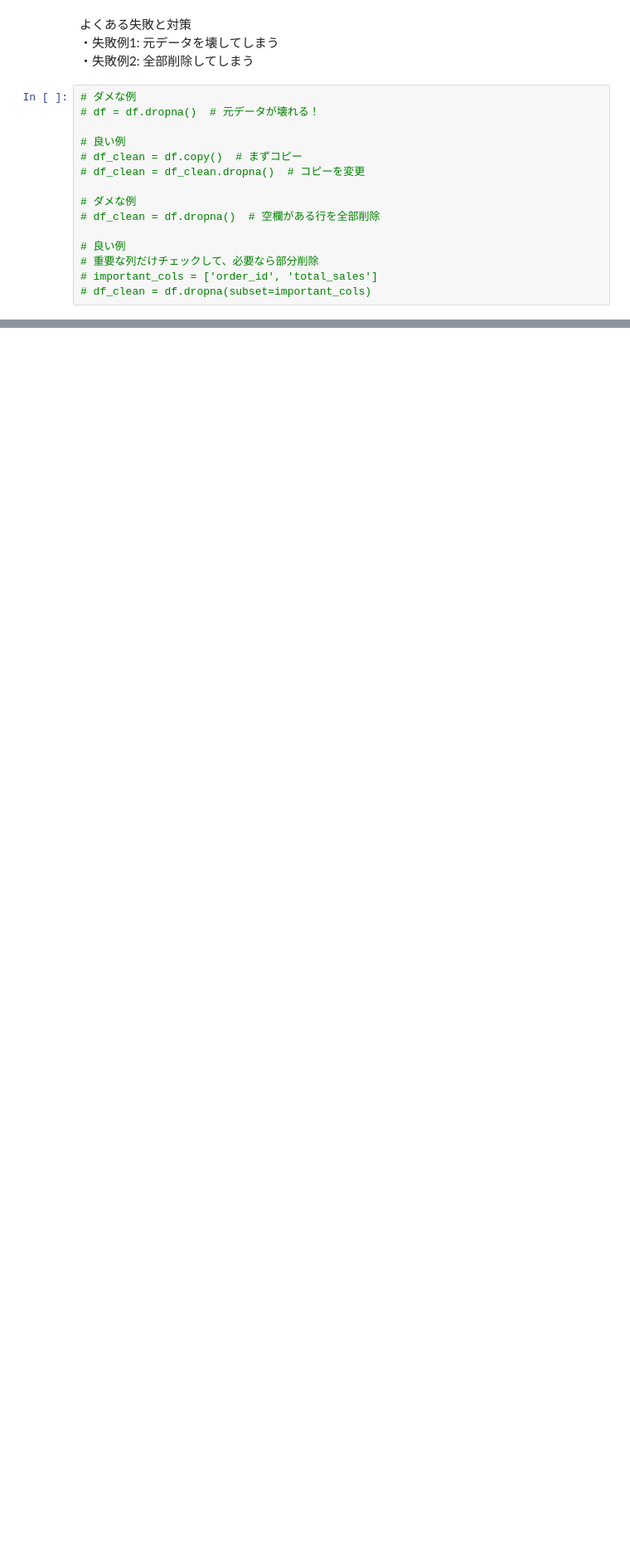
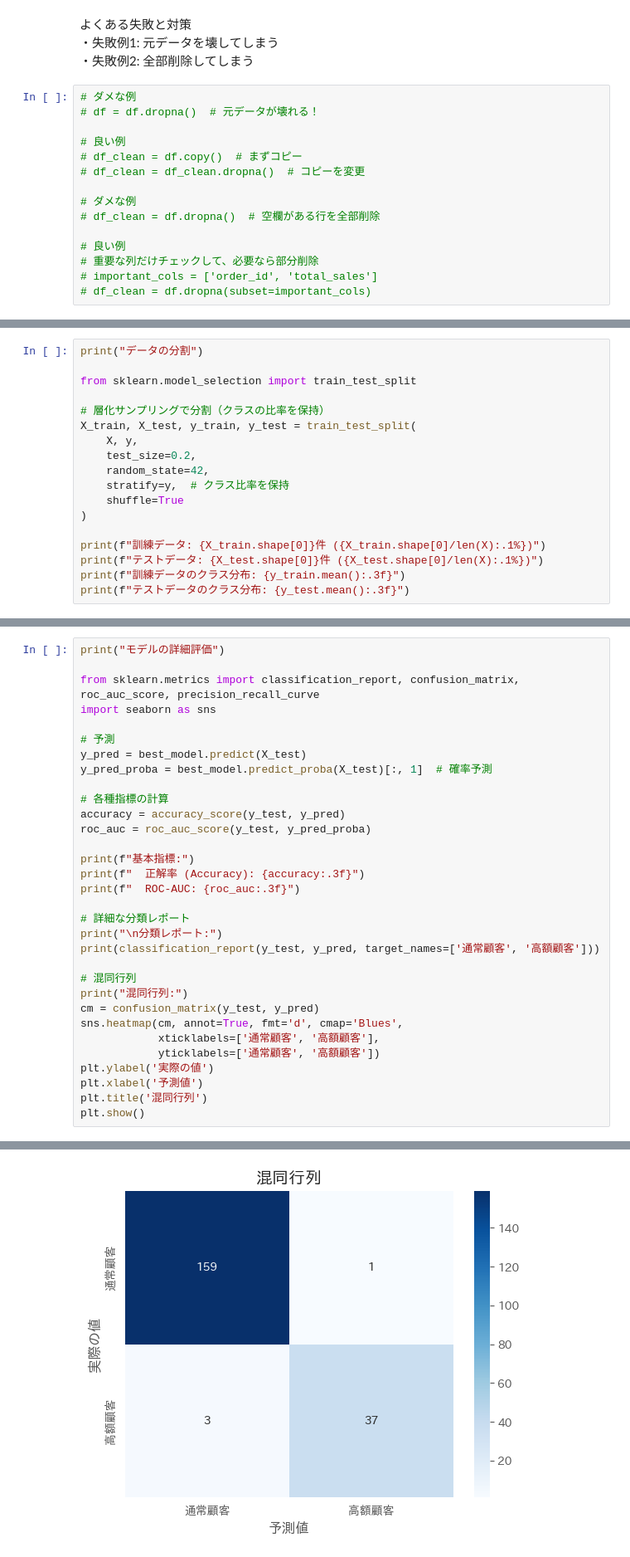
Before and after one commit to xinxinxu2025/code_memo, a Jupyter notebook: Python実践ガイド.ipynb, the cells around one changed output, grey strips where cells are left out. Shown at 83% size. Drawn from its saved outputs; the diff is of its cells as text; blank space fills up the shorter version.

```diff
--- a/Python実践ガイド.ipynb
+++ b/Python実践ガイド.ipynb
@@ -813,0 +1730,18 @@ formatted_date = now.strftime('%Y-%m-%d')
+# %%
+print("データの分割")
+
+from sklearn.model_selection import train_test_split
+
+# 層化サンプリングで分割（クラスの比率を保持）
+X_train, X_test, y_train, y_test = train_test_split(
+    X, y,
+    test_size=0.2,
+    random_state=42,
+    stratify=y,  # クラス比率を保持
+    shuffle=True
+)
+
+print(f"訓練データ: {X_train.shape[0]}件 ({X_train.shape[0]/len(X):.1%})")
+print(f"テストデータ: {X_test.shape[0]}件 ({X_test.shape[0]/len(X):.1%})")
+print(f"訓練データのクラス分布: {y_train.mean():.3f}")
+print(f"テストデータのクラス分布: {y_test.mean():.3f}")
@@ -813,0 +1852,33 @@ formatted_date = now.strftime('%Y-%m-%d')
+# %%
+print("モデルの詳細評価")
+
+from sklearn.metrics import classification_report, confusion_matrix, roc_auc_score, precision_recall_curve
+import seaborn as sns
+
+# 予測
+y_pred = best_model.predict(X_test)
+y_pred_proba = best_model.predict_proba(X_test)[:, 1]  # 確率予測
+
+# 各種指標の計算
+accuracy = accuracy_score(y_test, y_pred)
+roc_auc = roc_auc_score(y_test, y_pred_proba)
+
+print(f"基本指標:")
+print(f"  正解率 (Accuracy): {accuracy:.3f}")
+print(f"  ROC-AUC: {roc_auc:.3f}")
+
+# 詳細な分類レポート
+print("\n分類レポート:")
+print(classification_report(y_test, y_pred, target_names=['通常顧客', '高額顧客']))
+
+# 混同行列
+print("混同行列:")
+cm = confusion_matrix(y_test, y_pred)
+sns.heatmap(cm, annot=True, fmt='d', cmap='Blues',
+            xticklabels=['通常顧客', '高額顧客'],
+            yticklabels=['通常顧客', '高額顧客'])
+plt.ylabel('実際の値')
+plt.xlabel('予測値')
+plt.title('混同行列')
+plt.show()
+# %% [output]
@@ -813,0 +1901 @@ formatted_date = now.strftime('%Y-%m-%d')
+[figure, added]
```
Also changed, not shown: parts of 125 cells of this notebook.
